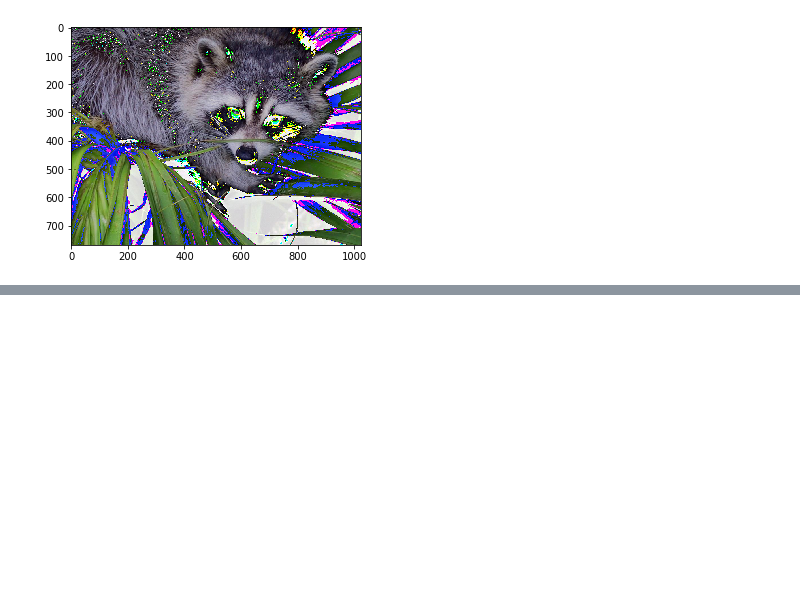
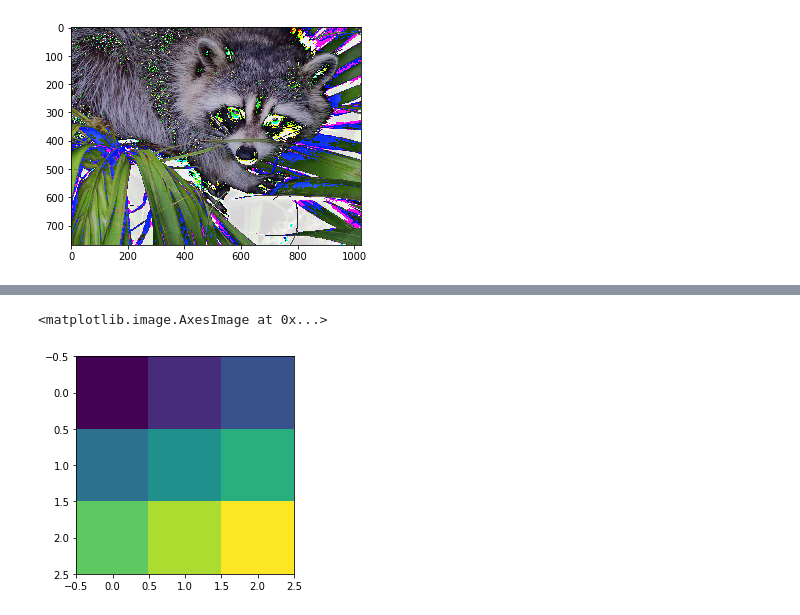
Before and after one commit to sagarbhadra7/Data-Science, a Jupyter notebook: Numpy.ipynb, the cells around one changed output, grey strips where cells are left out. Cells and saved outputs as stored; diff of their text form; code cells hidden in the pictures; blank space fills up the shorter version.

```diff
--- a/Numpy.ipynb
+++ b/Numpy.ipynb
@@ -161,0 +239,5 @@ plt.imshow(face3)
+# %%
+plt.imshow(e)
+# %% [output]
+<matplotlib.image.AxesImage at 0x...>
+[figure, added]
```
Also changed, not shown: parts of 55 cells of this notebook.
